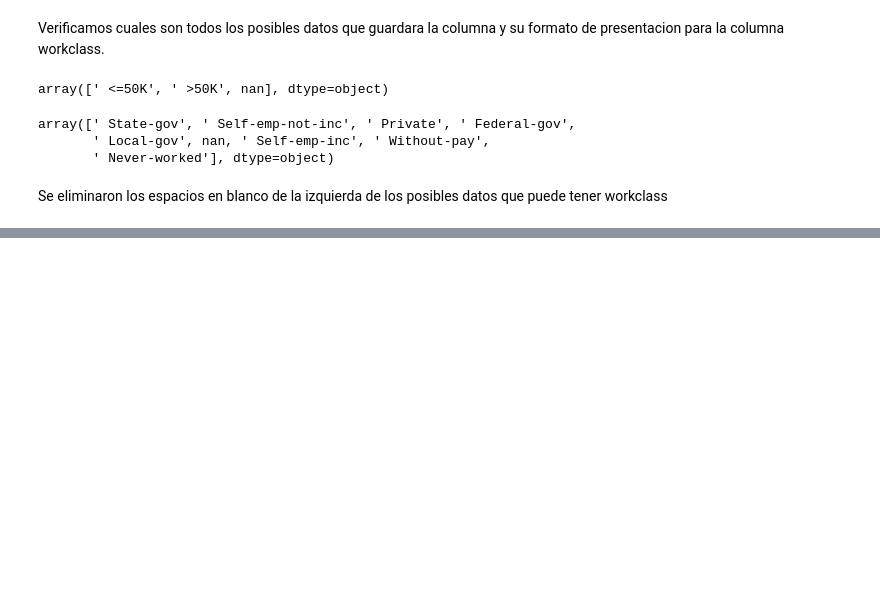
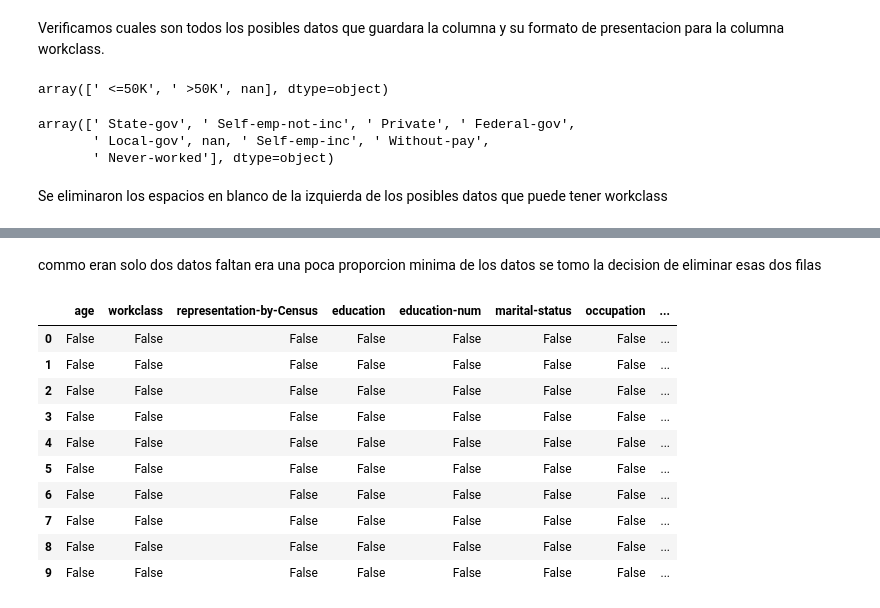
Before and after one commit to KenderWebos/python-data-science, a Jupyter notebook: tarea_2/MainProject/testing.ipynb, the cells around one changed output, grey strips where cells are left out. Saved outputs shown, nothing was run; the diff lists cells and outputs as text; code cells hidden in the pictures; blank space fills up the shorter version.

```diff
--- a/tarea_2/MainProject/testing.ipynb
+++ b/tarea_2/MainProject/testing.ipynb
@@ -212,3 +216,32 @@ dtype: object
 # poner el promedio en age y en marital status el valor que mas se repite
 # estandaizar
 # variables dummy
+# %% [markdown]
+commo eran solo dos datos faltan era una poca proporcion minima de los datos se tomo la decision de eliminar esas dos filas
+# %%
+#df['hours-per-week'].isnull()
+df.dropna(subset=["hours-per-week"], axis=0, inplace=True)
+df.dropna(subset=["representation-by-Census"], axis=0, inplace=True)
+df.dropna(subset=["education"], axis=0, inplace=True)
+df.dropna(subset=["race"], axis=0, inplace=True)
+df.dropna(subset=["marital-status"], axis=0, inplace=True)
+df.dropna(subset=["relationship"], axis=0, inplace=True)
+df.dropna(subset=["sex"], axis=0, inplace=True)
+df.dropna(subset=["valance"], axis=0, inplace=True)
+# %%
+# buscando datos nulos
+
+datos_faltantes = df.isnull()
+datos_faltantes.head(10)
+# %% [output]
+|  | age | workclass | representation-by-Census | education | education-num | marital-status | occupation | ... |
+| 0 | False | False | False | False | False | False | False | ... |
+| 1 | False | False | False | False | False | False | False | ... |
+| 2 | False | False | False | False | False | False | False | ... |
+| 3 | False | False | False | False | False | False | False | ... |
+| 4 | False | False | False | False | False | False | False | ... |
+| 5 | False | False | False | False | False | False | False | ... |
+| 6 | False | False | False | False | False | False | False | ... |
+| 7 | False | False | False | False | False | False | False | ... |
+| 8 | False | False | False | False | False | False | False | ... |
+| 9 | False | False | False | False | False | False | False | ... |
```
Also changed, not shown: parts of 14 cells of this notebook.
